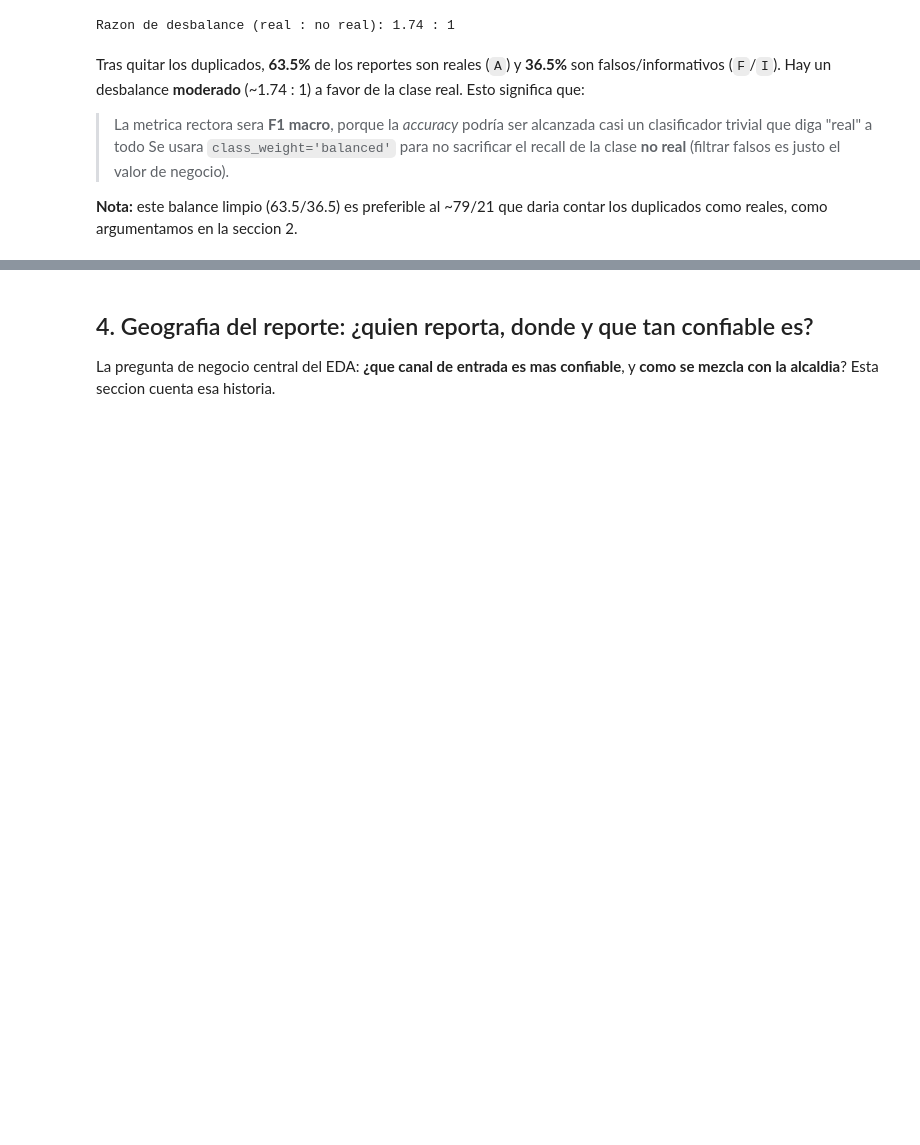
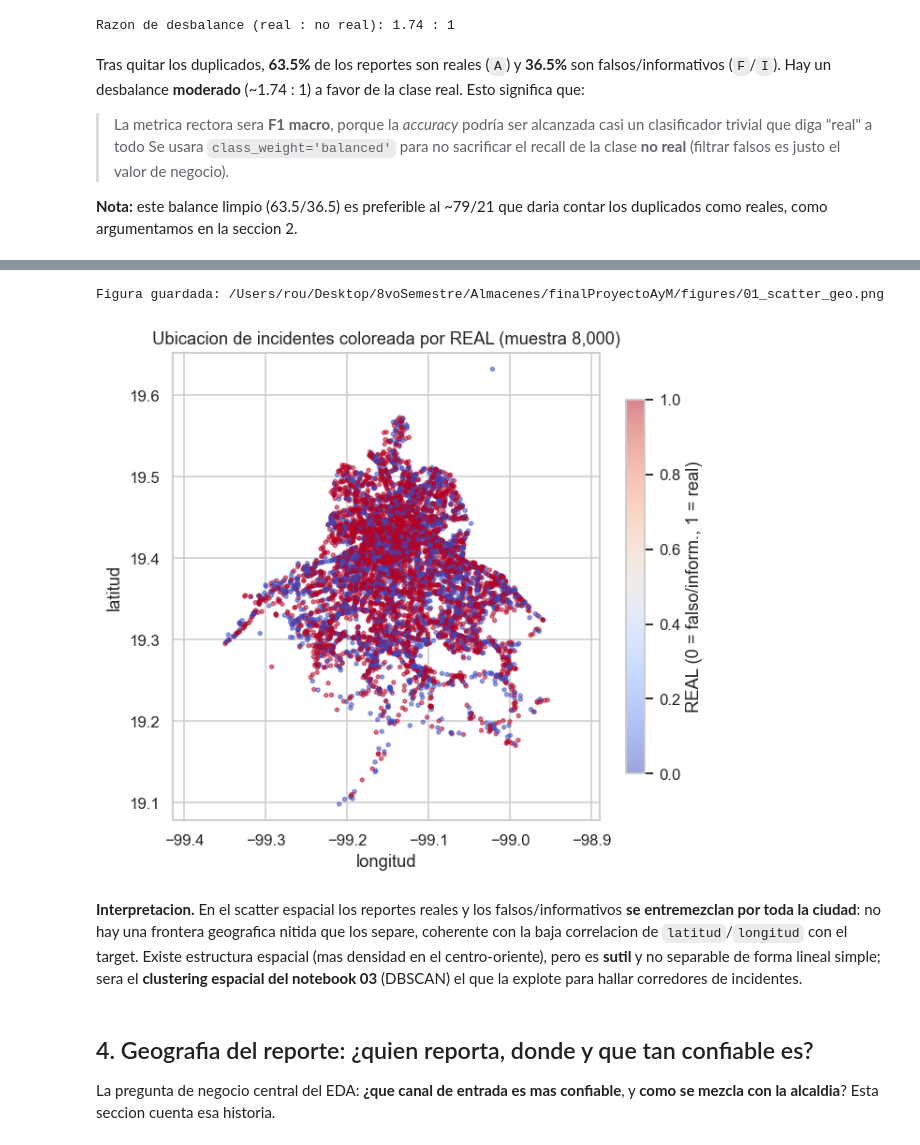
Before and after one commit to Rou-uu/proyectoFinalAyM, a Jupyter notebook: notebooks/01_eda.ipynb, the cells around one changed output, grey strips where cells are left out. Saved outputs shown, nothing was run; the diff lists cells and outputs as text; code cells hidden in the pictures; blank space fills up the shorter version.

```diff
--- a/notebooks/01_eda.ipynb
+++ b/notebooks/01_eda.ipynb
@@ -481,3 +481,27 @@ Tras quitar los duplicados, **63.5%** de los reportes son reales (`A`) y **36.5%
+# %%
+# Scatter de un par espacial relevante: longitud vs latitud por veracidad.
+m = df.sample(n=8000, random_state=SEMILLA)
+fig, ax = plt.subplots(figsize=(6.2, 5.6))
+sc = ax.scatter(m["longitud"].astype("float64"), m["latitud"].astype("float64"),
+                c=m["REAL"], cmap="coolwarm", s=7, alpha=.5)
+ax.set_xlabel("longitud"); ax.set_ylabel("latitud")
+ax.set_aspect("equal", adjustable="datalim")
+ax.set_title("Ubicacion de incidentes coloreada por REAL (muestra 8,000)")
+fig.colorbar(sc, ax=ax, label="REAL (0 = falso/inform., 1 = real)", shrink=.8)
+fig.tight_layout()
+guardar(fig, "01_scatter_geo.png")
+plt.show()
+# %% [output]
+Figura guardada: /Users/rou/Desktop/8voSemestre/Almacenes/finalProyectoAyM/figures/01_scatter_geo.png
+[figure, added]
+# %% [markdown]
+**Interpretacion.** En el scatter espacial los reportes reales y los
+falsos/informativos **se entremezclan por toda la ciudad**: no hay una frontera
+geografica nitida que los separe, coherente con la baja correlacion de
+`latitud`/`longitud` con el target. Existe estructura espacial (mas densidad en
+el centro-oriente), pero es **sutil** y no separable de forma lineal simple; sera
+el **clustering espacial del notebook 03** (DBSCAN) el que la explote para hallar
+corredores de incidentes.
 # %% [markdown]
 ## 4. Geografia del reporte: ¿quien reporta, donde y que tan confiable es?
 
```
Also changed, not shown: parts of 10 cells of this notebook, 30 other files.
